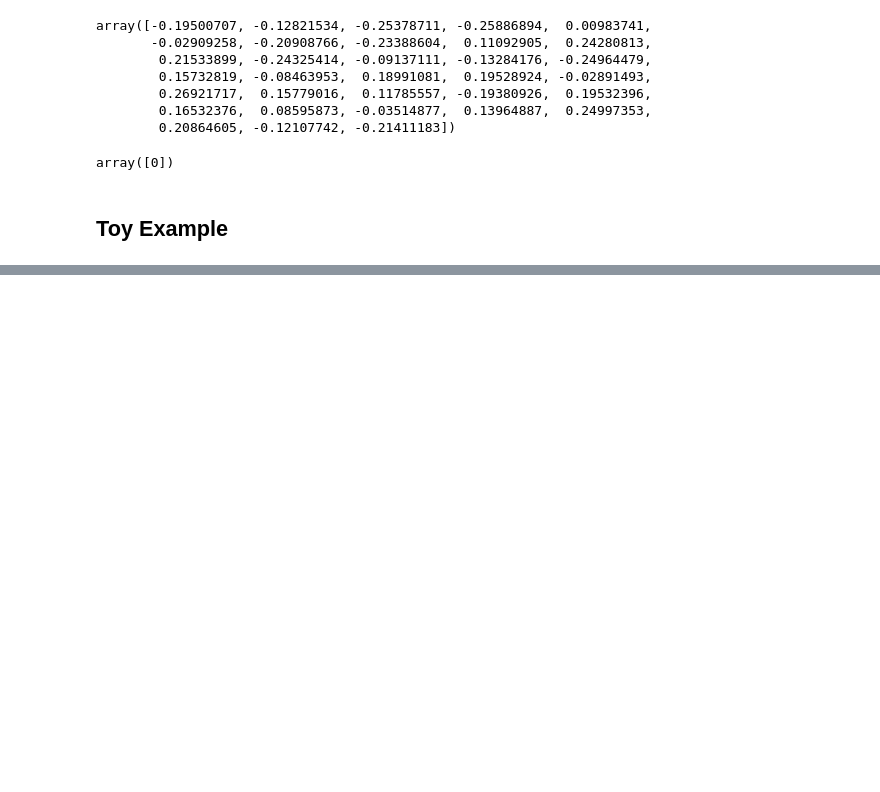
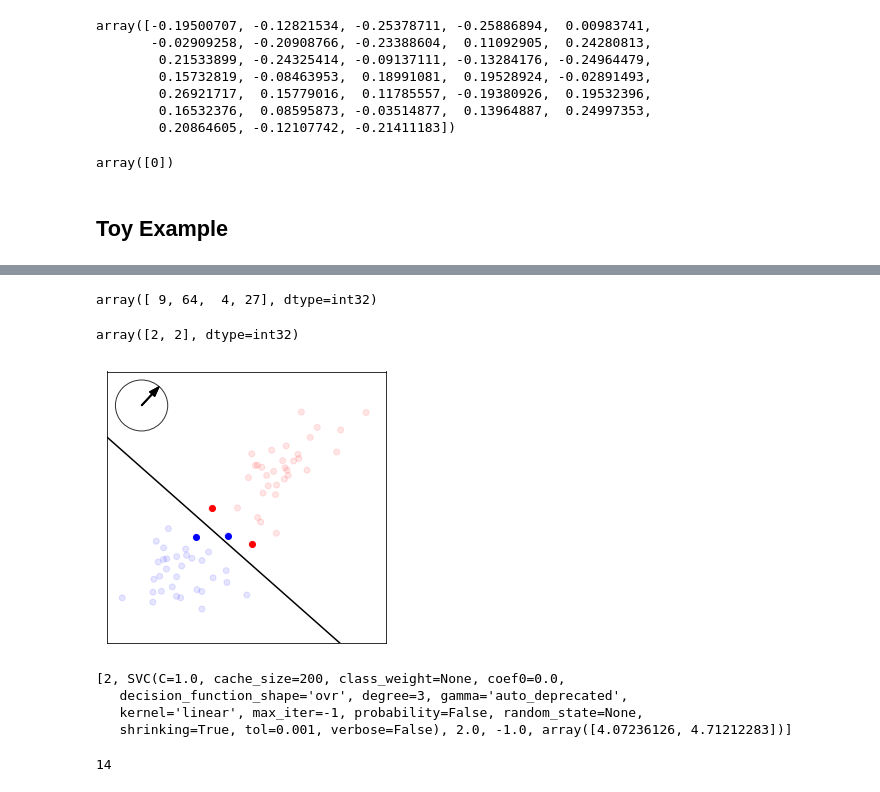
Before and after one commit to tyler-martin-12/tcav_on_azure, a Jupyter notebook: robust_cavs.ipynb, the cells around one changed output, grey strips where cells are left out. Cells and saved outputs as stored; diff of their text form; code cells hidden in the pictures; blank space fills up the shorter version.

```diff
--- a/robust_cavs.ipynb
+++ b/robust_cavs.ipynb
@@ -929,0 +948,57 @@ my_ylim = plt.ylim([-10,10])
+# %%
+svc.support_
+# %% [output]
+array([ 9, 64,  4, 27], dtype=int32)
+# %%
+svc.n_support_
+# %% [output]
+array([2, 2], dtype=int32)
+# %%
+x_train, x_test, y_train, y_test = train_test_split(x, y, test_size=0.33, stratify=y, random_state=3)
+lm.fit(x_train,y_train)
+svc.fit(x_train,y_train)
+this_cav = lm.coef_[0]
+
+light_blue, light_red = '#b3b8fb', '#f6889f'
+fig = plt.figure(figsize=[5,5])
+
+# train
+#plt.scatter(z1[:,0], z1[:,1], color = 'r') #plt.scatter(z2[:,0], z2[:,1], color = 'b')
+color_train = ['red' if y == 1 else 'blue' for y in y_train]
+plt.scatter(x_train[:,0], x_train[:,1], color = color_train, alpha = .1)
+
+for s in svc.support_:
+    if y_train[s]==1:
+        this_color = 'red'
+    else:
+        this_color = 'blue'
+    plt.scatter(x_train[s,0], x_train[s,1], color = this_color)#,edgecolor='black' )
+
+
+# test
+#color_test = [light_red if y == 0 else light_blue for y in y_test]
+#plt.scatter(x_test[:,0], x_test[:,1], color = color_test)
+
+ax = plt.gca()
+radius = 1.5
+circ = plt.Circle((-6,6), radius=radius, edgecolor='black', facecolor='white',zorder=4,alpha=.8)
+ax.add_patch(circ)
+
+arrow_start = [-6,6]
+cav_norm = vec_norm(this_cav) * radius
+my_arrow = plt.arrow(arrow_start[0], arrow_start[1], cav_norm[0], cav_norm[1],width=.05,length_includes_head=True,head_width=.4,fc='k', ec=None, alpha = 1,zorder=5)
+a0 = ax.add_patch(my_arrow)
+
+c0,c1 = lm.coef_[0]
+b = lm.intercept_
+x_ = np.linspace(-10,10,100)
+y_ = (-c0/c1)*x_-b/c1
+plt.plot(x_, y_, 'k')
+
+my_xlim = plt.xlim([-8,8])
+my_ylim = plt.ylim([-8,8])
+
+_,_ = plt.xticks([], []),plt.yticks([], [])
+plt.savefig('new_figs/svm_1.png',dpi=200)
+# %% [output]
+[figure, added]
@@ -929,0 +1029,11 @@ my_ylim = plt.ylim([-10,10])
+# %%
+toy_cavs[1]
+# %% [output]
+[2, SVC(C=1.0, cache_size=200, class_weight=None, coef0=0.0,
+   decision_function_shape='ovr', degree=3, gamma='auto_deprecated',
+   kernel='linear', max_iter=-1, probability=False, random_state=None,
+   shrinking=True, tol=0.001, verbose=False), 2.0, -1.0, array([4.07236126, 4.71212283])]
+# %%
+cos_sims.argmax()
+# %% [output]
+14
```
Also changed, not shown: parts of 133 cells of this notebook, 8 other files.
